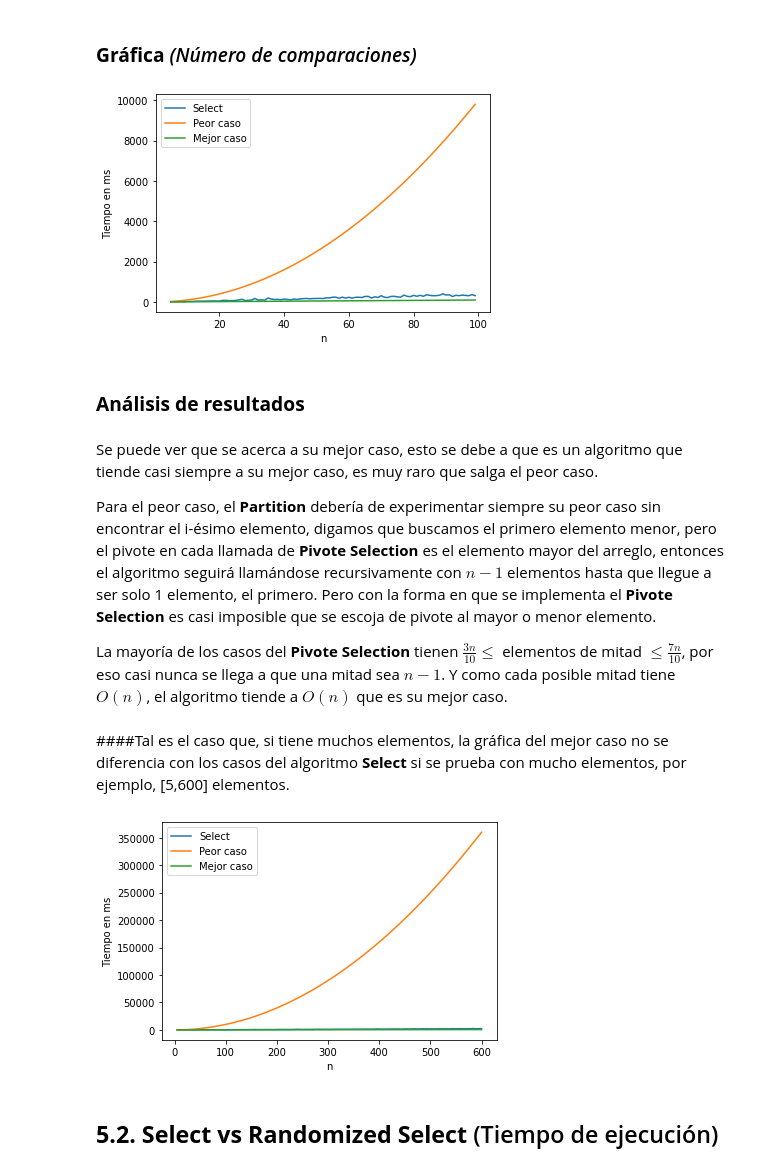
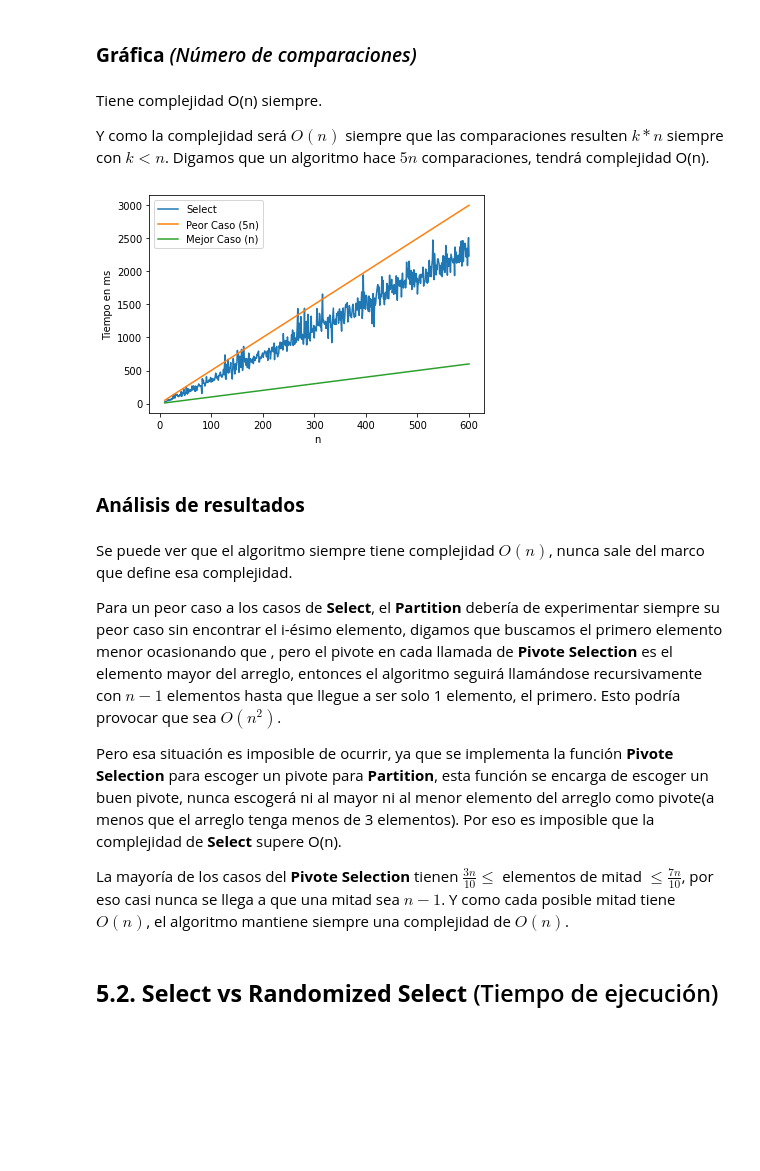
Before and after one commit to LucasRobles2323/ADA-Informes, a Jupyter notebook: Informe6-Select.ipynb, the cells around one changed output. Saved outputs shown, nothing was run; the diff lists cells and outputs as text; code cells hidden in the pictures; blank space fills up the shorter version.

```diff
--- a/Informe6-Select.ipynb
+++ b/Informe6-Select.ipynb
@@ -82,11 +82,9 @@ def InsertionSort(arr, verbose=False):
 import random
 
 def Partition(arr, izq, der, pivote):
-    global contador
     # Se localiza el indice del pivote
     for k in range(izq,der+1):
         if arr[k] == pivote:
-          contador +=1
           indexPivote = k;
           break
 
@@ -434,72 +414,48 @@ Entonces la complejidad del algoritmo **Select** en su caso promedio es de $O(n)
 ## **5.1. Peor caso vs Mejor caso vs Select** (Número de comparaciones)
 # %% [markdown]
 ### **Gráfica** *(Número de comparaciones)*
+# %% [markdown]
+Tiene complejidad O(n) siempre.
+
+Y como la complejidad será $O(n)$ siempre que las comparaciones resulten $k*n$ siempre con $k < n$. Digamos que un algoritmo hace $5n$ comparaciones, tendrá complejidad O(n).
 # %%
 import matplotlib.pyplot as plt
 import datetime
 from timeit import repeat
 
 x=[]
-y1=[n*n for n in range(5,100)] # peor caso
-y2=[n for n in range(5,100)] # mejor caso
+y1=[5*n for n in range(10,601)] # peor caso
+y2=[n for n in range(10,601)] # mejor caso
 y=[];
 
-for n in range(5,100):
+for n in range(10,601):
     a = random.sample(range(-100, 1000), n)
     Iesimo = random.randint(0,n)
     contador = 0
     Select(a, 0, len(a)-1, Iesimo-1)
     x.append(n)
     y.append(contador)
 
 plt.plot(x,y)
 plt.plot(x,y1)
 plt.plot(x,y2)
-plt.legend(["Select", "Peor caso", "Mejor caso"])
+plt.legend(["Select", "Peor Caso (5n)", "Mejor Caso (n)"])
 
 plt.xlabel('n')
 plt.ylabel('Tiempo en ms')
 plt.show()
 # %% [output]
-[figure, old version]
+[figure, new version]
 # %% [markdown]
 ### **Análisis de resultados**
 # %% [markdown]
-Se puede ver que se acerca a su mejor caso, esto se debe a que es un algoritmo que tiende casi siempre a su mejor caso, es muy raro que salga el peor caso.
+Se puede ver que el algoritmo siempre tiene complejidad $O(n)$, nunca sale del marco que define esa complejidad.
 
-Para el peor caso, el **Partition** debería de experimentar siempre su peor caso sin encontrar el i-ésimo elemento, digamos que buscamos el primero elemento menor, pero el pivote en cada llamada de **Pivote Selection** es el elemento mayor del arreglo, entonces el algoritmo seguirá llamándose recursivamente con $n-1$ elementos hasta que llegue a ser solo 1 elemento, el primero. Pero con la forma en que se implementa el **Pivote Selection** es casi imposible que se escoja de pivote al mayor o menor elemento.
+Para un peor caso a los casos de **Select**, el **Partition** debería de experimentar siempre su peor caso sin encontrar el i-ésimo elemento, digamos que buscamos el primero elemento menor ocasionando que , pero el pivote en cada llamada de **Pivote Selection** es el elemento mayor del arreglo, entonces el algoritmo seguirá llamándose recursivamente con $n-1$ elementos hasta que llegue a ser solo 1 elemento, el primero. Esto podría provocar que sea $O(n^2)$.
 
-La mayoría de los casos del **Pivote Selection** tienen $\frac{3n}{10} \leq$ elementos de mitad $\leq \frac{7n}{10}$, por eso casi nunca se llega a que una mitad sea $n-1$. Y como cada posible mitad tiene $O(n)$, el algoritmo tiende a $O(n)$ que es su mejor caso.
+Pero esa situación es imposible de ocurrir, ya que se implementa la función **Pivote Selection** para escoger un pivote para **Partition**, esta función se encarga de escoger un buen pivote, nunca escogerá ni al mayor ni al menor elemento del arreglo como pivote(a menos que el arreglo tenga menos de 3 elementos). Por eso es imposible que la complejidad de **Select** supere O(n).
+
+La mayoría de los casos del **Pivote Selection** tienen $\frac{3n}{10} \leq$ elementos de mitad $\leq \frac{7n}{10}$, por eso casi nunca se llega a que una mitad sea $n-1$. Y como cada posible mitad tiene $O(n)$, el algoritmo mantiene siempre una complejidad de $O(n)$.
-# %% [markdown]
-####Tal es el caso que, si tiene muchos elementos, la gráfica del mejor caso no se diferencia con los casos del algoritmo **Select** si se prueba con mucho elementos, por ejemplo, [5,600] elementos.
-# %%
-import matplotlib.pyplot as plt
-import datetime
-from timeit import repeat
-
-x=[]
-y1=[n*n for n in range(5,601)] # peor caso
-y2=[n for n in range(5,601)] # mejor caso
-y=[];
-
-for n in range(5,601):
-    a = random.sample(range(-100, 1000), n)
-    Iesimo = random.randint(0,n)
-    contador = 0
-    Select(a, 0, len(a)-1, Iesimo-1)
-    x.append(n)
-    y.append(contador)
-
-plt.plot(x,y)
-plt.plot(x,y1)
-plt.plot(x,y2)
-plt.legend(["Select", "Peor caso", "Mejor caso"])
-
-plt.xlabel('n')
-plt.ylabel('Tiempo en ms')
-plt.show()
-# %% [output]
-[figure, removed]
 # %% [markdown]
 ## **5.2. Select vs Randomized Select** (Tiempo de ejecución)
 # %% [markdown]
```
Also changed, not shown: parts of 4 cells of this notebook.
